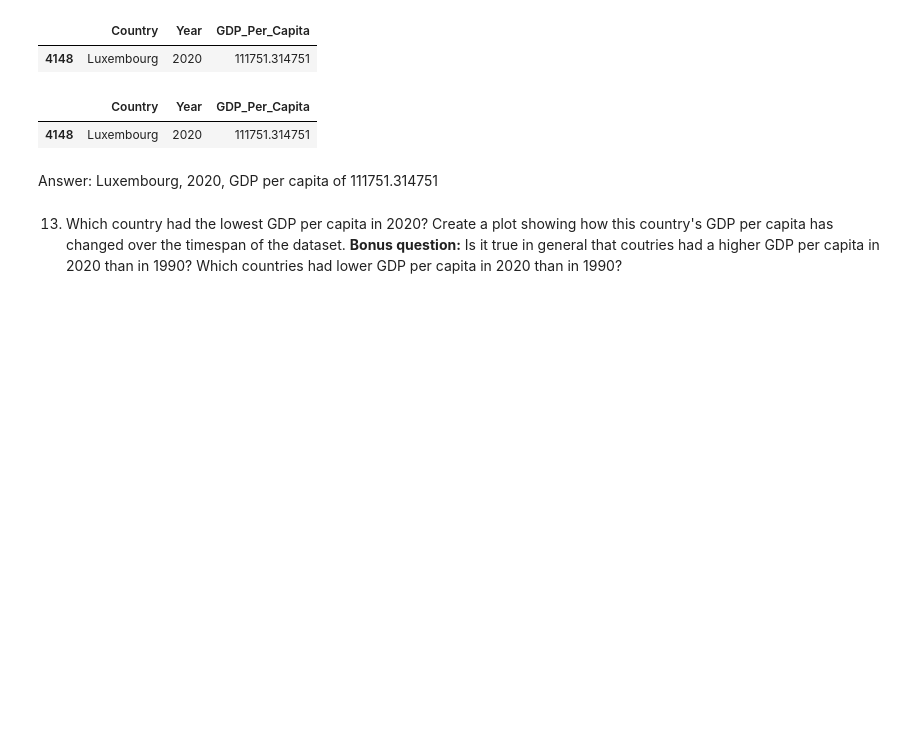
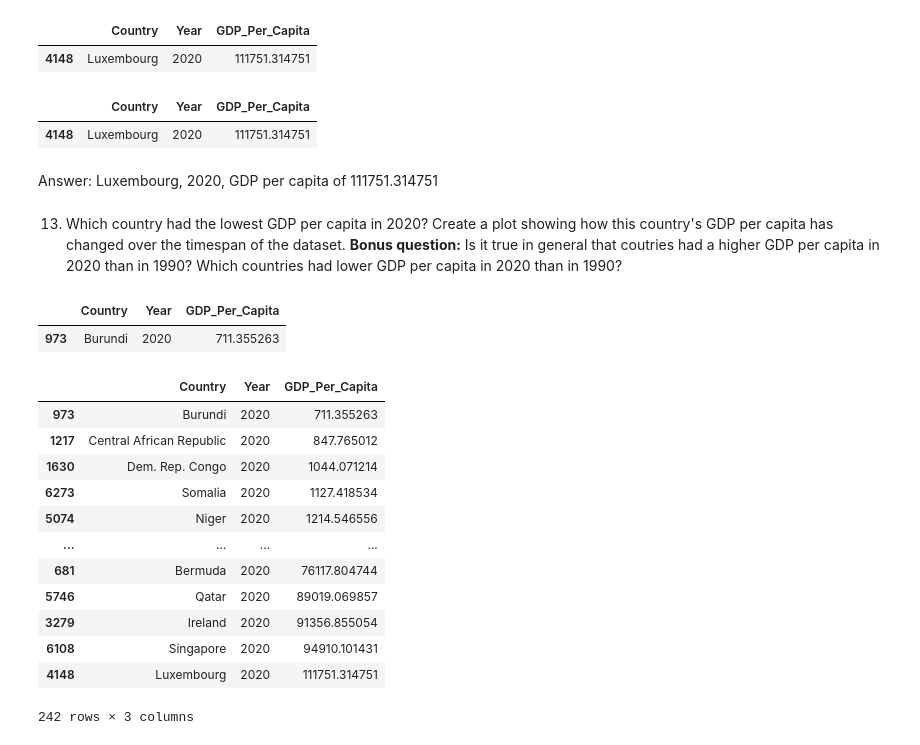
Before and after one commit to NSS-Data-Analytics-Cohort-10/gdp-and-internet-usage-rushichokshi, a Jupyter notebook: notebooks/un_notebook.ipynb, the cells around one changed output. Cells and saved outputs as stored; diff of their text form; code cells hidden in the pictures; blank space fills up the shorter version.

```diff
--- a/notebooks/un_notebook.ipynb
+++ b/notebooks/un_notebook.ipynb
@@ -408,3 +408,26 @@ gdp_largest.nlargest(1,"GDP_Per_Capita")
 Answer: Luxembourg, 2020, GDP per capita of 111751.314751
 # %% [markdown]
 13. Which country had the lowest GDP per capita in 2020? Create a plot showing how this country's GDP per capita has changed over the timespan of the dataset. **Bonus question:** Is it true in general that coutries had a higher GDP per capita in 2020 than in 1990? Which countries had lower GDP per capita in 2020 than in 1990?
+# %%
+year2020 = gdp_df[gdp_df["Year"]==2020]
+
+year2020.loc[y2020['GDP_Per_Capita']==year2020['GDP_Per_Capita'].min()]
+# %% [output]
+|  | Country | Year | GDP_Per_Capita |
+| 973 | Burundi | 2020 | 711.355263 |
+# %%
+gdp_df[gdp_df["Year"]==2020].sort_values("GDP_Per_Capita",ascending=True)
+# %% [output]
+|  | Country | Year | GDP_Per_Capita |
+| 973 | Burundi | 2020 | 711.355263 |
+| 1217 | Central African Republic | 2020 | 847.765012 |
+| 1630 | Dem. Rep. Congo | 2020 | 1044.071214 |
+| 6273 | Somalia | 2020 | 1127.418534 |
+| 5074 | Niger | 2020 | 1214.546556 |
+| ... | ... | ... | ... |
+| 681 | Bermuda | 2020 | 76117.804744 |
+| 5746 | Qatar | 2020 | 89019.069857 |
+| 3279 | Ireland | 2020 | 91356.855054 |
+| 6108 | Singapore | 2020 | 94910.101431 |
+| 4148 | Luxembourg | 2020 | 111751.314751 |
+242 rows × 3 columns
```
Also changed, not shown: parts of 6 cells of this notebook.
